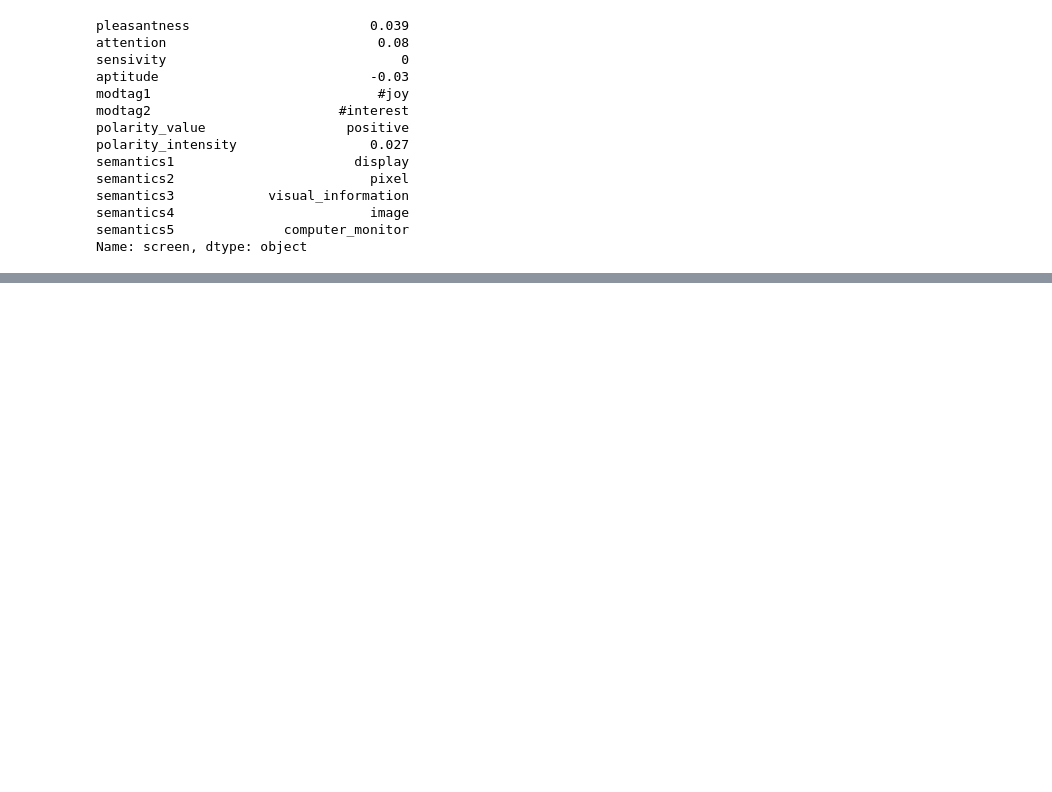
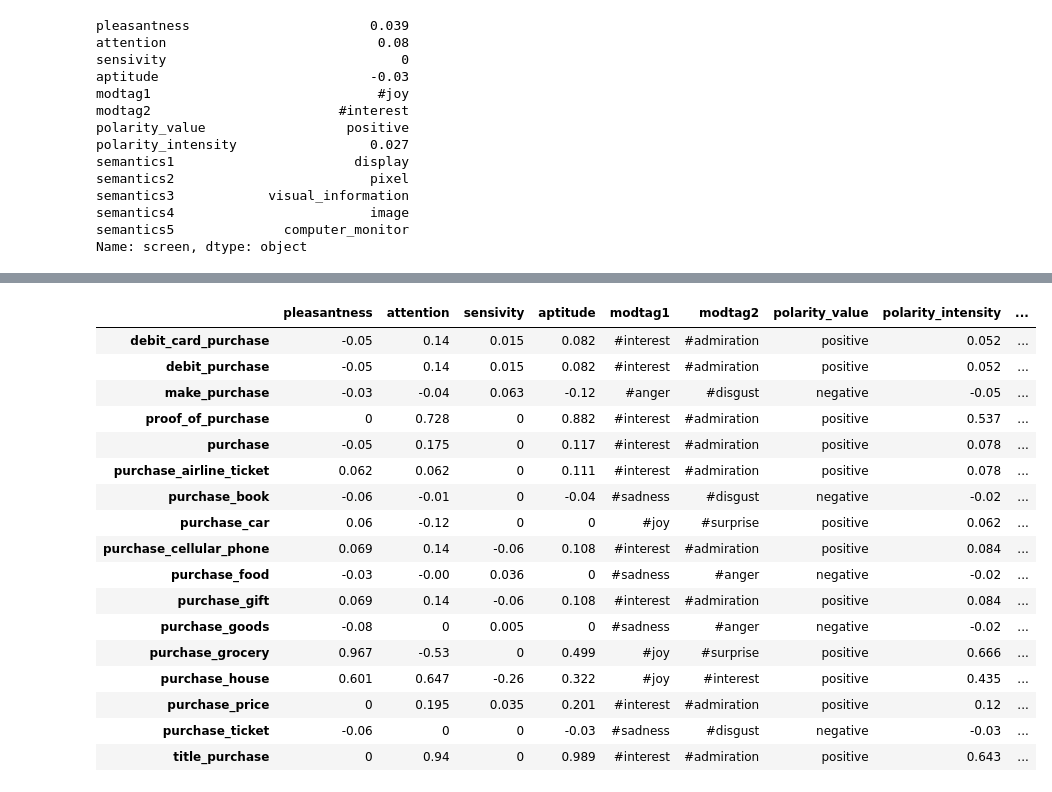
Before and after one commit to laugustyniak/discourse_summarization, a Jupyter notebook: notebooks/sentic.io.ipynb, the cells around one changed output, grey strips where cells are left out. Cells and saved outputs as stored; diff of their text form; code cells hidden in the pictures; blank space fills up the shorter version.

```diff
--- a/notebooks/sentic.io.ipynb
+++ b/notebooks/sentic.io.ipynb
@@ -77,0 +151,3 @@ Name: screen, dtype: object
+# %%
+def get_concept_by_partname(partname):
+    return sentic_df[sentic_df.index.str.contains(partname)].sort_index()
@@ -77,0 +211,21 @@ Name: screen, dtype: object
+# %%
+get_concept_by_partname('purchase')
+# %% [output]
+|  | pleasantness | attention | sensivity | aptitude | modtag1 | modtag2 | polarity_value | polarity_intensity | ... |
+| debit_card_purchase | -0.05 | 0.14 | 0.015 | 0.082 | #interest | #admiration | positive | 0.052 | ... |
+| debit_purchase | -0.05 | 0.14 | 0.015 | 0.082 | #interest | #admiration | positive | 0.052 | ... |
+| make_purchase | -0.03 | -0.04 | 0.063 | -0.12 | #anger | #disgust | negative | -0.05 | ... |
+| proof_of_purchase | 0 | 0.728 | 0 | 0.882 | #interest | #admiration | positive | 0.537 | ... |
+| purchase | -0.05 | 0.175 | 0 | 0.117 | #interest | #admiration | positive | 0.078 | ... |
+| purchase_airline_ticket | 0.062 | 0.062 | 0 | 0.111 | #interest | #admiration | positive | 0.078 | ... |
+| purchase_book | -0.06 | -0.01 | 0 | -0.04 | #sadness | #disgust | negative | -0.02 | ... |
+| purchase_car | 0.06 | -0.12 | 0 | 0 | #joy | #surprise | positive | 0.062 | ... |
+| purchase_cellular_phone | 0.069 | 0.14 | -0.06 | 0.108 | #interest | #admiration | positive | 0.084 | ... |
+| purchase_food | -0.03 | -0.00 | 0.036 | 0 | #sadness | #anger | negative | -0.02 | ... |
+| purchase_gift | 0.069 | 0.14 | -0.06 | 0.108 | #interest | #admiration | positive | 0.084 | ... |
+| purchase_goods | -0.08 | 0 | 0.005 | 0 | #sadness | #anger | negative | -0.02 | ... |
+| purchase_grocery | 0.967 | -0.53 | 0 | 0.499 | #joy | #surprise | positive | 0.666 | ... |
+| purchase_house | 0.601 | 0.647 | -0.26 | 0.322 | #joy | #interest | positive | 0.435 | ... |
+| purchase_price | 0 | 0.195 | 0.035 | 0.201 | #interest | #admiration | positive | 0.12 | ... |
+| purchase_ticket | -0.06 | 0 | 0 | -0.03 | #sadness | #disgust | negative | -0.03 | ... |
+| title_purchase | 0 | 0.94 | 0 | 0.989 | #interest | #admiration | positive | 0.643 | ... |
```
Also changed, not shown: parts of 17 cells of this notebook.
